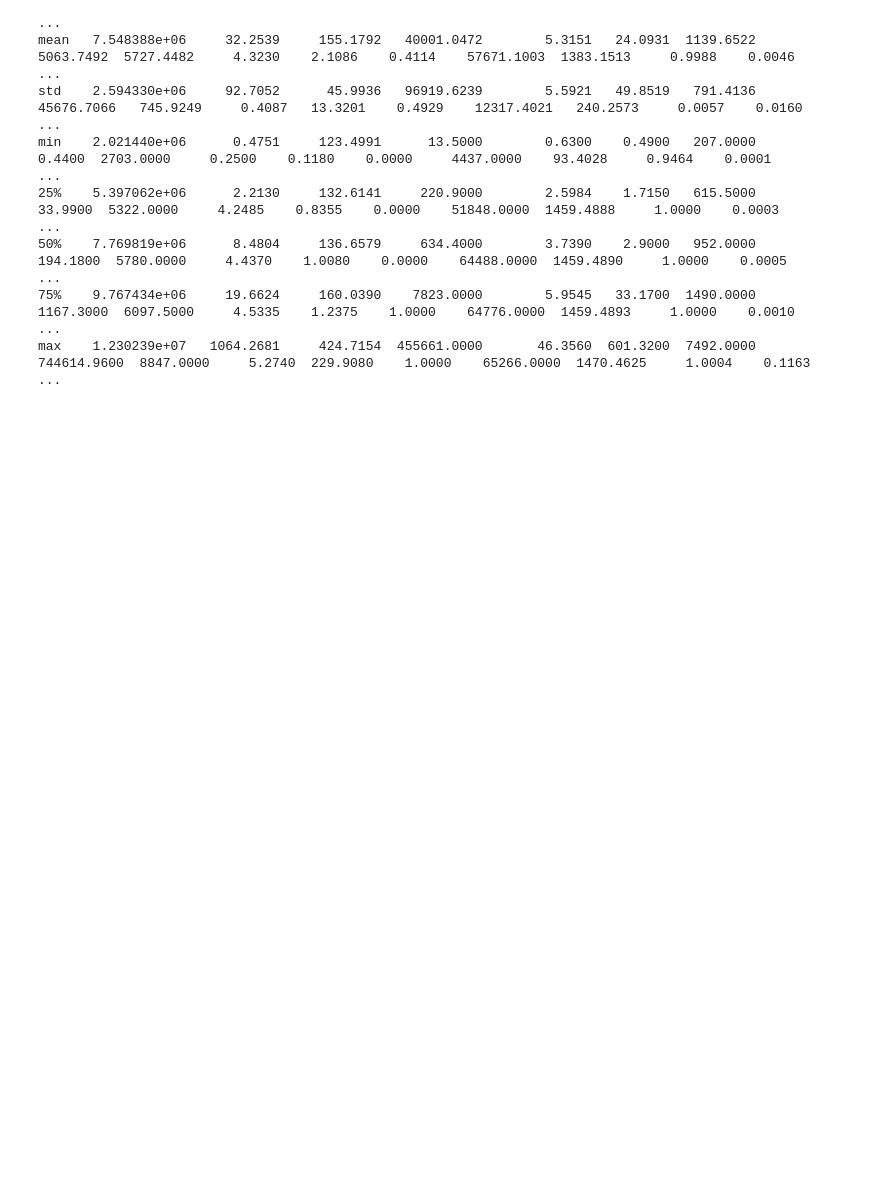
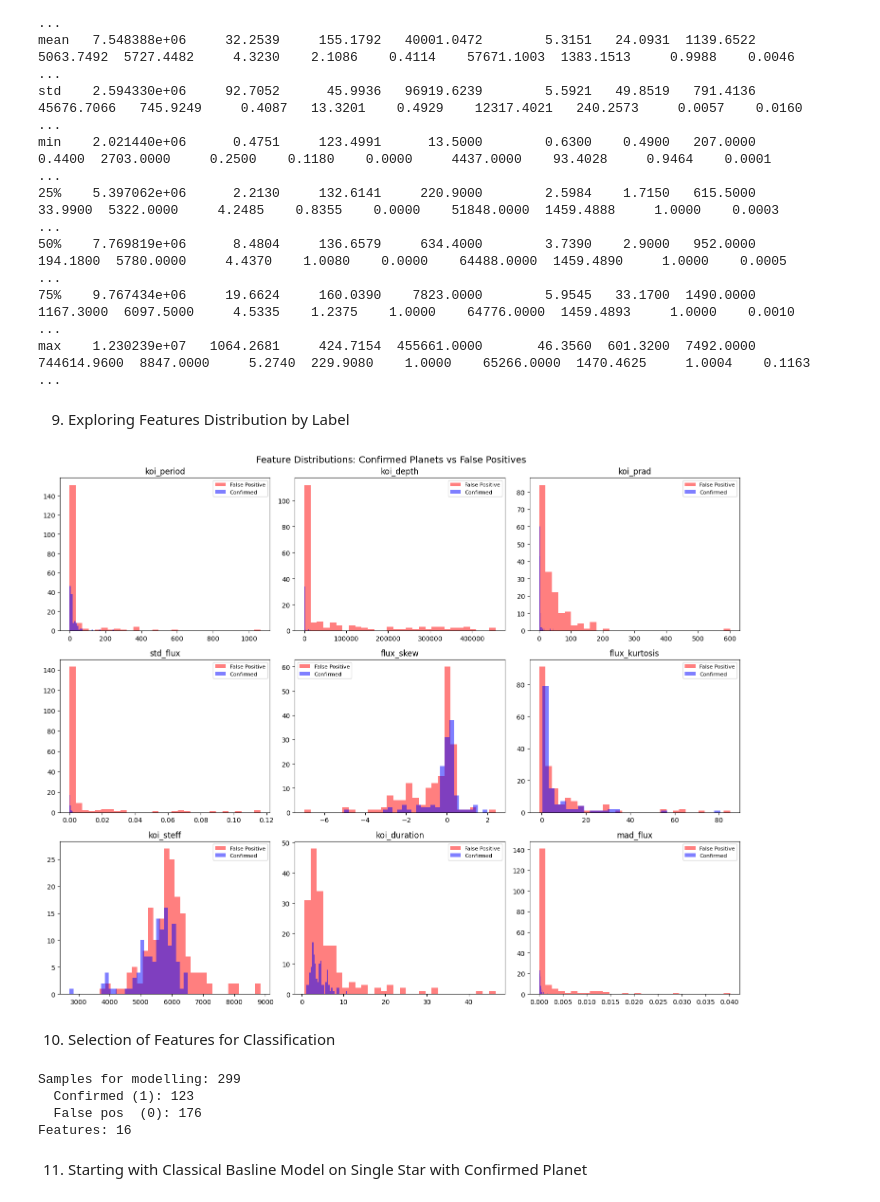
Before and after one commit to hassan310120/MSc-Final-Project, a Jupyter notebook: Kepler.ipynb, the cells around one changed output. Saved outputs shown, nothing was run; the diff lists cells and outputs as text; code cells hidden in the pictures; blank space fills up the shorter version.

```diff
--- a/Kepler.ipynb
+++ b/Kepler.ipynb
@@ -571,3 +581,54 @@ min    2.021440e+06      0.4751     123.4991      13.5000        0.6300    0.490
 50%    7.769819e+06      8.4804     136.6579     634.4000        3.7390    2.9000   952.0000     194.1800  5780.0000     4.4370    1.0080    0.0000    64488.0000  1459.4890     1.0000    0.0005        ...
 75%    9.767434e+06     19.6624     160.0390    7823.0000        5.9545   33.1700  1490.0000    1167.3000  6097.5000     4.5335    1.2375    1.0000    64776.0000  1459.4893     1.0000    0.0010        ...
 max    1.230239e+07   1064.2681     424.7154  455661.0000       46.3560  601.3200  7492.0000  744614.9600  8847.0000     5.2740  229.9080    1.0000    65266.0000  1470.4625     1.0004    0.1163        ...
+# %% [markdown]
+9. Exploring Features Distribution by Label
+# %%
+fig, axes = plt.subplots(3, 3, figsize=(15, 12))
+
+features_to_plot = [
+    'koi_period', 'koi_depth', 'koi_prad',
+    'std_flux', 'flux_skew', 'flux_kurtosis',
+    'koi_steff', 'koi_duration', 'mad_flux'
+]
+
+for ax, feat in zip(axes.flat, features_to_plot):
+    for label, color, name in [(0, 'red', 'False Positive'), (1, 'blue', 'Confirmed')]:
+        data = df[df['label'] == label][feat].dropna()
+        ax.hist(data, bins=30, alpha=0.5, color=color, label=name)
+    ax.set_title(feat)
+    ax.legend(fontsize=8)
+
+plt.suptitle('Feature Distributions: Confirmed Planets vs False Positives', fontsize=14)
+plt.tight_layout()
+plt.savefig('/content/drive/MyDrive/kepler_project_final/figures/feature_distributions.png', dpi=150)
+plt.show()
+# %% [output]
+[figure, added]
+# %% [markdown]
+10. Selection of Features for Classification
+# %%
+feature_cols = [
+    #KOI table features
+    'koi_period', 'koi_depth', 'koi_duration', 'koi_prad',
+    'koi_teq', 'koi_insol', 'koi_steff', 'koi_slogg', 'koi_srad',
+    #Light curve features
+    'std_flux', 'flux_skew', 'flux_kurtosis', 'flux_range',
+    'percentile_5', 'percentile_95', 'mad_flux'
+]
+
+df_model = df[feature_cols + ['label']].dropna()
+X = df_model[feature_cols]
+y = df_model['label']
+
+print(f"Samples for modelling: {len(X)}")
+print(f"  Confirmed (1): {y.sum()}")
+print(f"  False pos  (0): {(y==0).sum()}")
+print(f"Features: {len(feature_cols)}")
+# %% [output]
+Samples for modelling: 299
+  Confirmed (1): 123
+  False pos  (0): 176
+Features: 16
+# %% [markdown]
+11. Starting with Classical Basline Model on Single Star with Confirmed Planet
```
Also changed, not shown: parts of 7 cells of this notebook.
